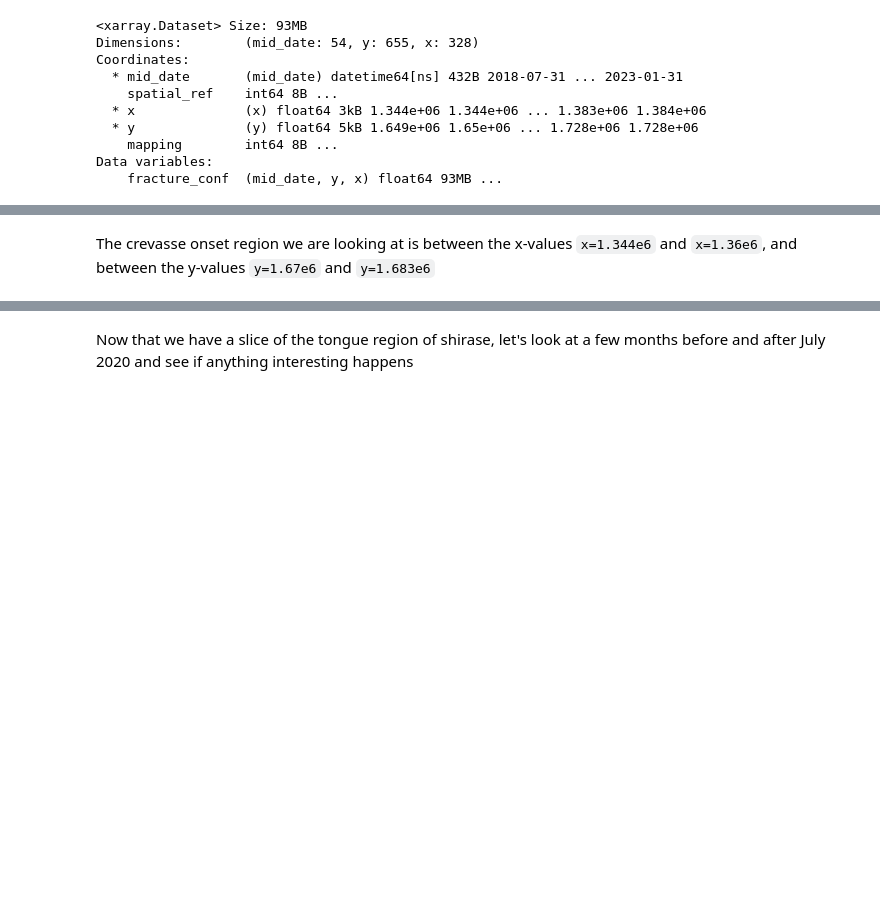
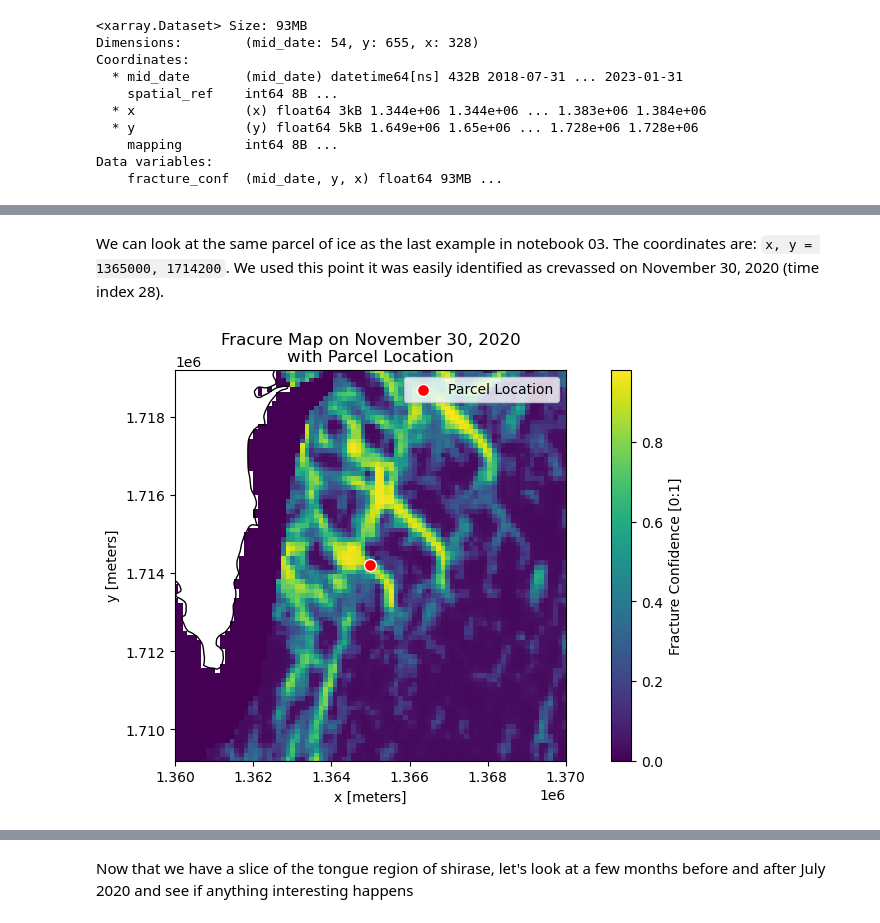
Before and after one commit to jackplogan33/ice-fracture-mechanics, a Jupyter notebook: notebooks/04-fracture-map-analysis.ipynb, the cells around one changed output, grey strips where cells are left out. Drawn from its saved outputs; the diff is of its cells as text; code cells hidden in the pictures; blank space fills up the shorter version.

```diff
--- a/notebooks/04-fracture-map-analysis.ipynb
+++ b/notebooks/04-fracture-map-analysis.ipynb
@@ -112,2 +109,23 @@ import imageio
 # %% [markdown]
-The crevasse onset region we are looking at is between the x-values `x=1.344e6` and `x=1.36e6`, and between the y-values `y=1.67e6` and `y=1.683e6`
+We can look at the same parcel of ice as the last example in notebook 03. The coordinates are: `x, y = 1365000, 1714200`. We used this point it was easily identified as crevassed on November 30, 2020 (time index 28).
+# %%
+x1, y1 = 1365000, 1714200
+
+fig, ax = plt.subplots(layout='constrained')
+
+shirase_ds.fracture_conf[28].plot(ax=ax, cbar_kwargs={'label':'Fracture Confidence [0:1]'})
+shirase_shape.plot(ax=ax, facecolor='none')
+
+ax.scatter(x1, y1, s=75, c='r', ec='w', label='Parcel Location')
+
+ax.set_xlabel('x [meters]')
+ax.set_ylabel('y [meters]')
+ax.set_xlim(x1-5000, x1+5000)
+ax.set_ylim(y1-5000, y1+5000)
+
+ax.legend()
+ax.set_title('Fracure Map on November 30, 2020\nwith Parcel Location')
+
+plt.show()
+# %% [output]
+[figure, added]
```
Also changed, not shown: parts of 33 cells of this notebook.
